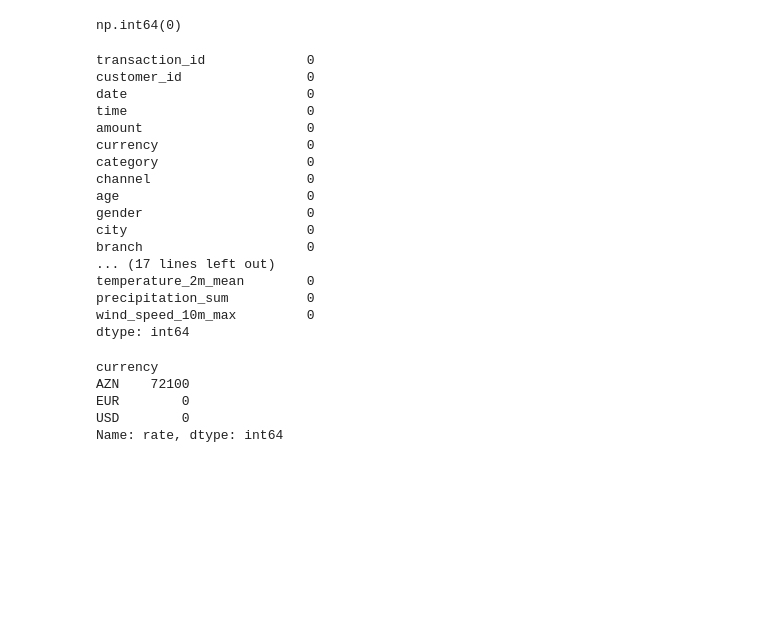
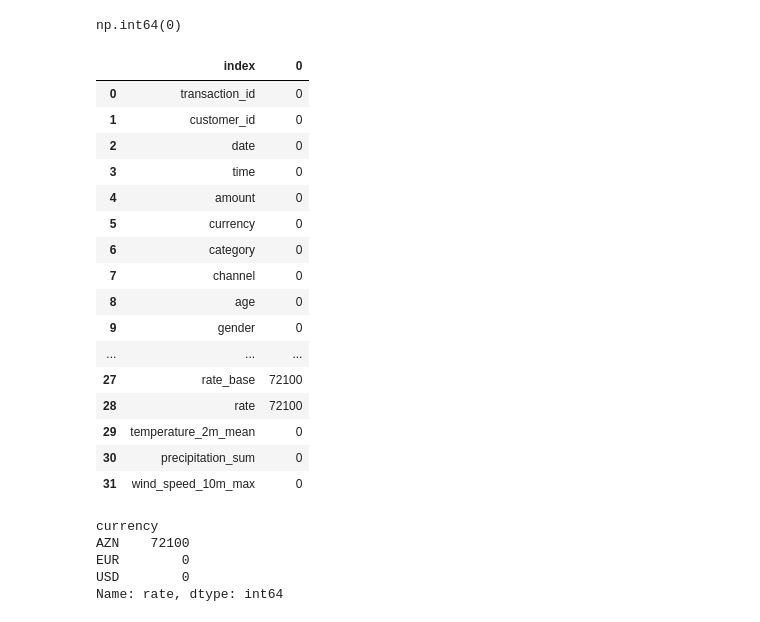
Before and after one commit to mashadiyevasabina/Bank_Analysis, a Jupyter notebook: notebooks/2_Silver/03_silver_clean.ipynb, the cells around one changed output. Cells and saved outputs as stored; diff of their text form; code cells hidden in the pictures; blank space fills up the shorter version.

```diff
--- a/notebooks/2_Silver/03_silver_clean.ipynb
+++ b/notebooks/2_Silver/03_silver_clean.ipynb
@@ -320,25 +307,25 @@ silver_transactions_df.duplicated().sum()
 # %% [output]
 np.int64(0)
 # %%
-silver_transactions_df.isna().sum()
+silver_transactions_df.isna().sum().reset_index()
 # %% [output]
-transaction_id             0
-customer_id                0
-date                       0
-time                       0
-amount                     0
-currency                   0
-category                   0
-channel                    0
-age                        0
-gender                     0
-city                       0
-branch                     0
-... (17 lines left out)
-temperature_2m_mean        0
-precipitation_sum          0
-wind_speed_10m_max         0
-dtype: int64
+|  | index | 0 |
+| 0 | transaction_id | 0 |
+| 1 | customer_id | 0 |
+| 2 | date | 0 |
+| 3 | time | 0 |
+| 4 | amount | 0 |
+| 5 | currency | 0 |
+| 6 | category | 0 |
+| 7 | channel | 0 |
+| 8 | age | 0 |
+| 9 | gender | 0 |
+| ... | ... | ... |
+| 27 | rate_base | 72100 |
+| 28 | rate | 72100 |
+| 29 | temperature_2m_mean | 0 |
+| 30 | precipitation_sum | 0 |
+| 31 | wind_speed_10m_max | 0 |
 # %%
 silver_transactions_df.groupby("currency")["rate"].apply(
     lambda x: x.isna().sum()
```
Also changed, not shown: parts of 44 cells of this notebook.
